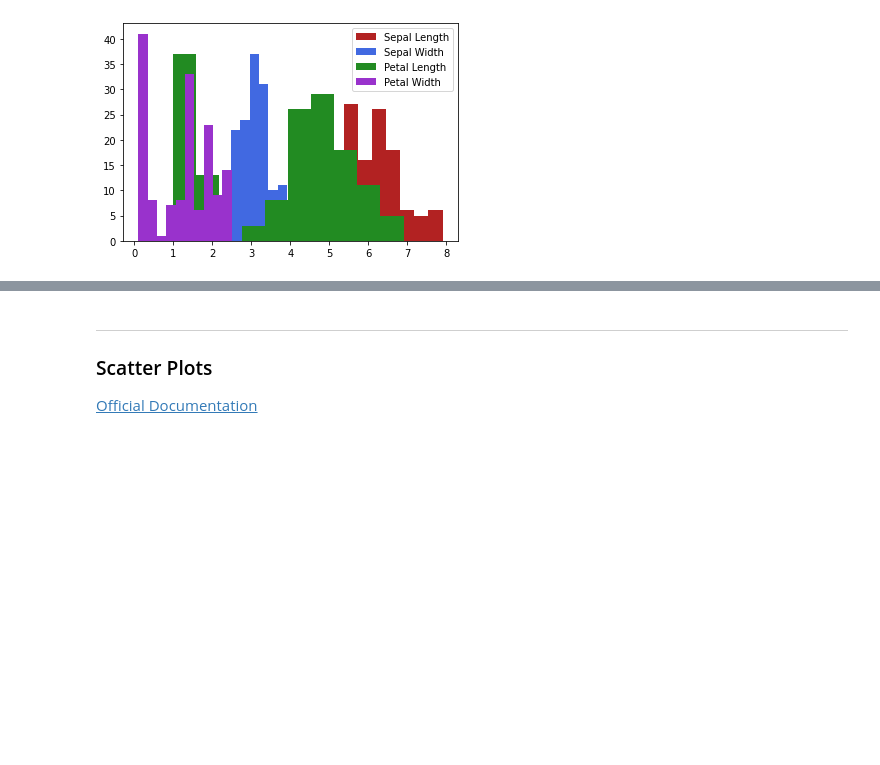
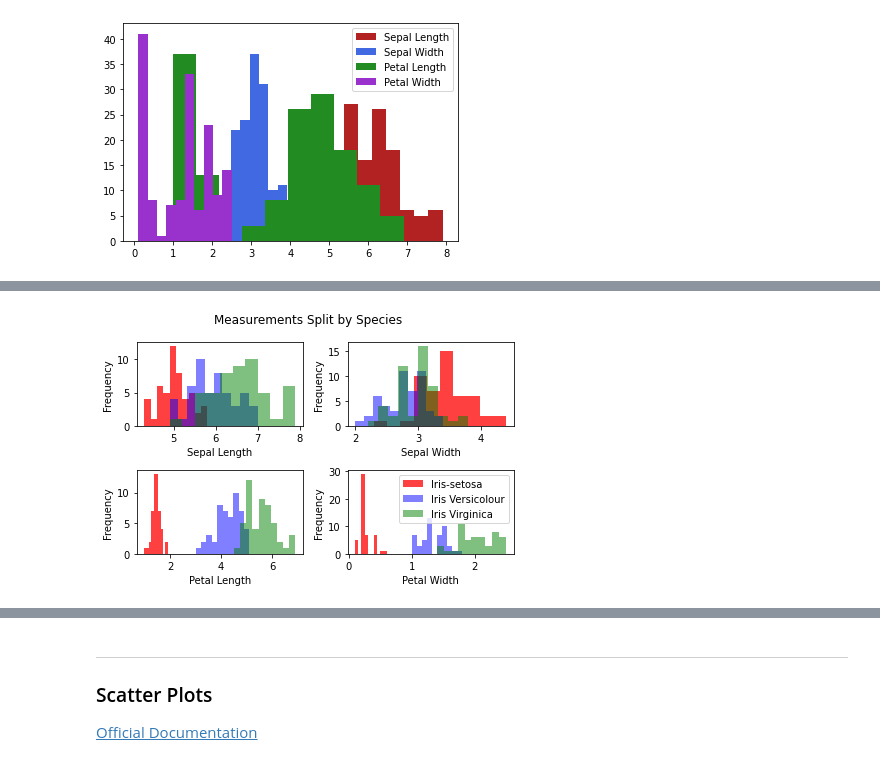
Before and after one commit to ShanePAustin/fundamentals-of-data-analysis, a Jupyter notebook: pyplot.ipynb, the cells around one changed output, grey strips where cells are left out. Saved outputs shown, nothing was run; the diff lists cells and outputs as text; code cells hidden in the pictures; blank space fills up the shorter version.

```diff
--- a/pyplot.ipynb
+++ b/pyplot.ipynb
@@ -418,0 +420,39 @@ plt.tight_layout()
+# %%
+setosa = df.loc [df ["Species"] == "Iris-setosa"]
+versicolor = df.loc [df ["Species"] == "Iris-versicolor"]
+virginica = df.loc [df ["Species"] == "Iris-virginica" ]
+# %%
+plt.suptitle ("Measurements Split by Species")
+plt.subplot(2,2,1)
+plt.hist(setosa["SepalLength"], alpha = 0.75, label = "Iris-setosa", color = "r")
+plt.hist(versicolor["SepalLength"], alpha = 0.5, label = "Iris Versicolour", color = "b")
+plt.hist(virginica ["SepalLength"], alpha = 0.5, label = "Iris Virginica", color = "g")
+plt.xlabel ("Sepal Length")
+plt.ylabel ("Frequency")
+
+plt.subplot(2,2,2)
+plt.hist(setosa["SepalWidth"], alpha = 0.75, label = "Iris-setosa", color = "r")
+plt.hist(versicolor["SepalWidth"], alpha = 0.5, label = "Iris Versicolour", color = "b")
+plt.hist(virginica ["SepalWidth"], alpha = 0.5, label = "Iris Virginica", color = "g")
+plt.xlabel ("Sepal Width")
+plt.ylabel ("Frequency")
+
+plt.subplot(2,2,3)
+plt.hist(setosa["PetalLength"], alpha = 0.75, label = "Iris-setosa", color = "r")
+plt.hist(versicolor["PetalLength"], alpha = 0.5, label = "Iris Versicolour", color = "b")
+plt.hist(virginica ["PetalLength"], alpha = 0.5, label = "Iris Virginica", color = "g")
+plt.xlabel ("Petal Length")
+plt.ylabel ("Frequency")
+
+plt.subplot(2,2,4)
+plt.hist(setosa["PetalWidth"], alpha = 0.75, label = "Iris-setosa", color = "r")
+plt.hist(versicolor["PetalWidth"], alpha = 0.5, label = "Iris Versicolour", color = "b")
+plt.hist(virginica ["PetalWidth"], alpha = 0.5, label = "Iris Virginica", color = "g")
+plt.xlabel ("Petal Width")
+plt.ylabel ("Frequency")
+
+
+plt.legend()
+plt.tight_layout()
+# %% [output]
+[figure, added]
```
Also changed, not shown: parts of 11 cells of this notebook.
